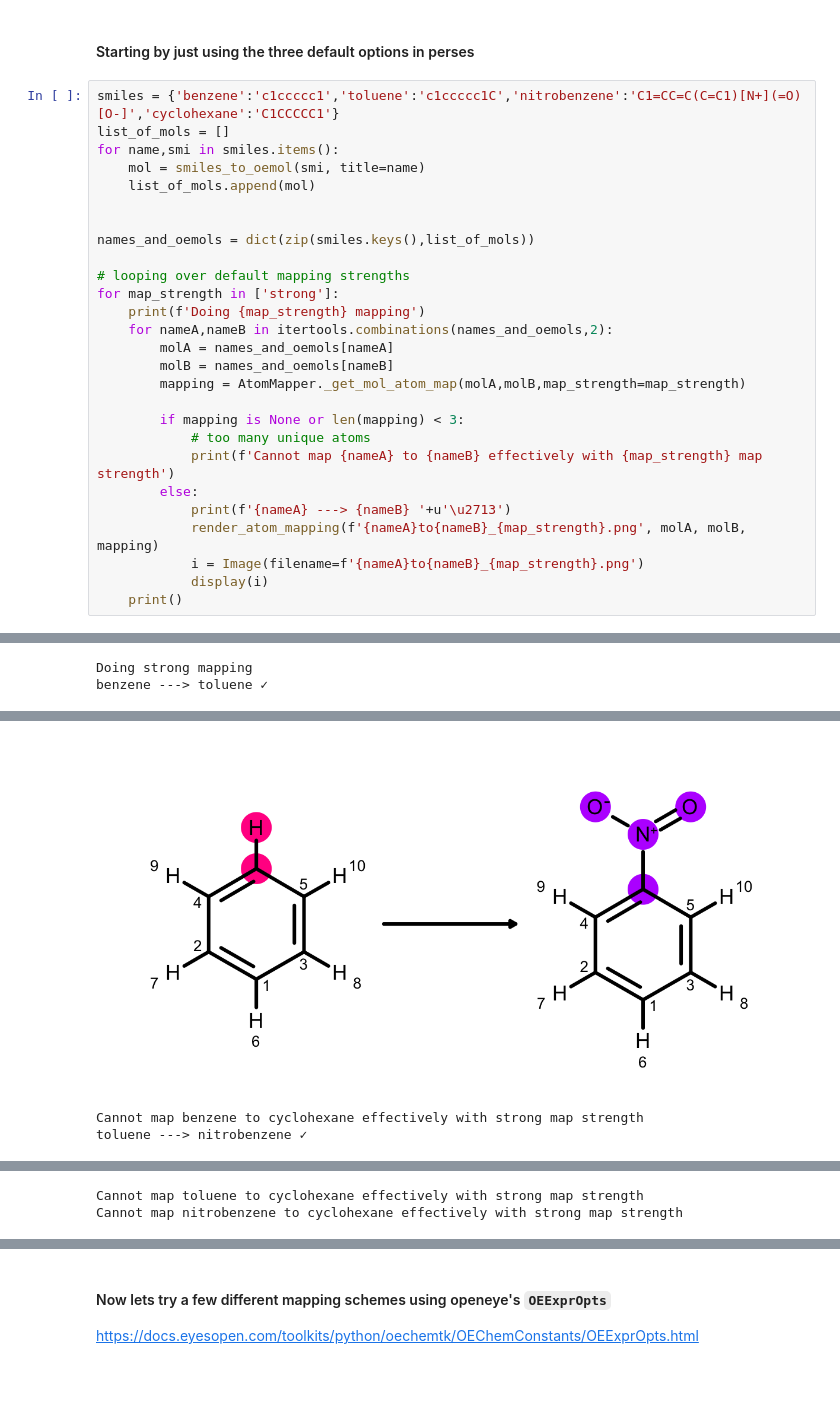
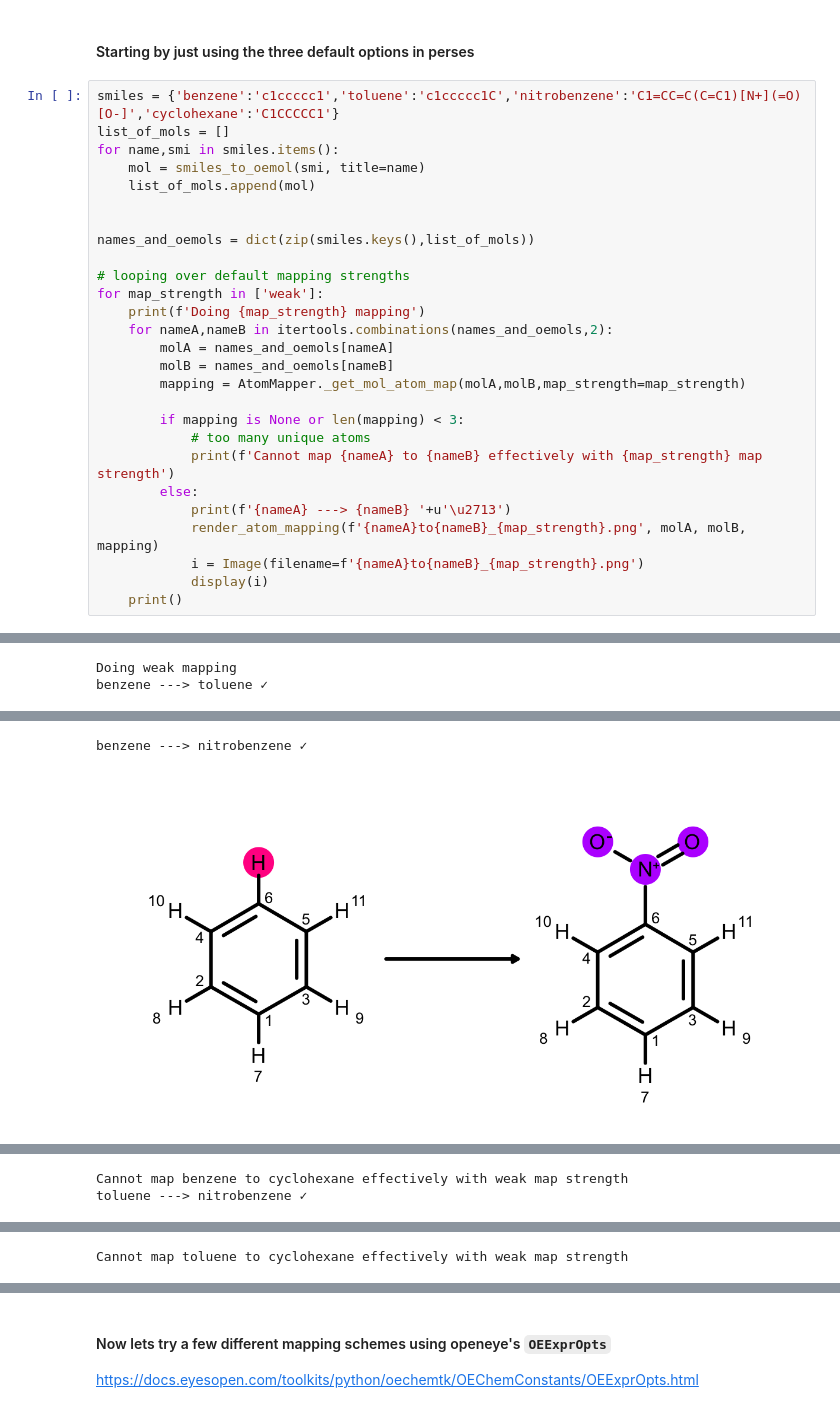
Before and after one commit to choderalab/perses, a Jupyter notebook: examples/atom-mapping/Atom-mapping.ipynb, the cells around one changed output, grey strips where cells are left out. Saved outputs shown, nothing was run; the diff lists cells and outputs as text; blank space fills up the shorter version.

```diff
--- a/examples/atom-mapping/Atom-mapping.ipynb
+++ b/examples/atom-mapping/Atom-mapping.ipynb
@@ -31,7 +36,7 @@ for name,smi in smiles.items():
 names_and_oemols = dict(zip(smiles.keys(),list_of_mols))
 
 # looping over default mapping strengths
-for map_strength in ['strong']:
+for map_strength in ['weak']:
     print(f'Doing {map_strength} mapping')
     for nameA,nameB in itertools.combinations(names_and_oemols,2):
         molA = names_and_oemols[nameA]
@@ -55,2 +73,2 @@ INFO:utils.openeye:molecule                       does not have unique atom name
-Doing strong mapping
+Doing weak mapping
 benzene ---> toluene ✓
@@ -59,3 +95,2 @@ benzene ---> nitrobenzene ✓
+benzene ---> nitrobenzene ✓
-[figure, old version]
+[figure, new version]
-Cannot map benzene to cyclohexane effectively with strong map strength
-toluene ---> nitrobenzene ✓
@@ -61,0 +114,2 @@ toluene ---> nitrobenzene ✓
+Cannot map benzene to cyclohexane effectively with weak map strength
+toluene ---> nitrobenzene ✓
@@ -63,2 +116,0 @@ toluene ---> nitrobenzene ✓
-Cannot map toluene to cyclohexane effectively with strong map strength
-Cannot map nitrobenzene to cyclohexane effectively with strong map strength
@@ -64,0 +134 @@ Cannot map nitrobenzene to cyclohexane effectively with strong map strength
+Cannot map toluene to cyclohexane effectively with weak map strength
```
Also changed, not shown: parts of 9 cells of this notebook.
